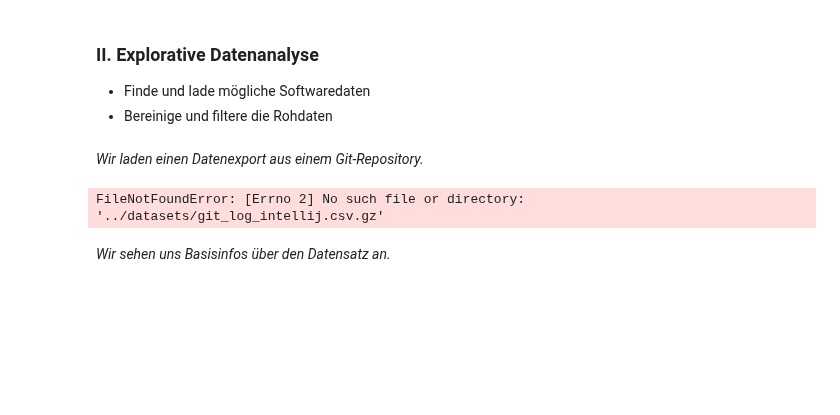
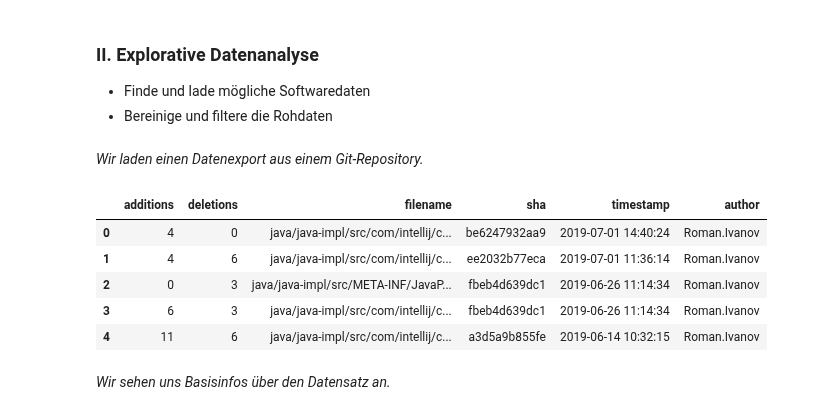
Before and after one commit to feststelltaste/software-analytics, a Jupyter notebook: demos/20191119_rheinJUG_Duesseldorf/Einfuehrung in Software Analytics (Presentation).ipynb, the cells around one changed output. Cells and saved outputs as stored; diff of their text form; code cells hidden in the pictures; blank space fills up the shorter version.

```diff
--- a/demos/20191119_rheinJUG_Duesseldorf/Einfuehrung in Software Analytics (Presentation).ipynb
+++ b/demos/20191119_rheinJUG_Duesseldorf/Einfuehrung in Software Analytics (Presentation).ipynb
@@ -263,10 +266,15 @@ Vehikel: **Computational notebooks**
 # %% [markdown]
 *Wir laden einen Datenexport aus einem Git-Repository.*
 # %%
-log = pd.read_csv("../datasets/git_log_intellij.csv.gz")
+log = pd.read_csv("../dataset/git_log_intellij.csv.gz")
 log.head()
 # %% [output]
-FileNotFoundError: [Errno 2] No such file or directory: '../datasets/git_log_intellij.csv.gz'
+|  | additions | deletions | filename | sha | timestamp | author |
+| 0 | 4 | 0 | java/java-impl/src/com/intellij/c... | be6247932aa9 | 2019-07-01 14:40:24 | Roman.Ivanov |
+| 1 | 4 | 6 | java/java-impl/src/com/intellij/c... | ee2032b77eca | 2019-07-01 11:36:14 | Roman.Ivanov |
+| 2 | 0 | 3 | java/java-impl/src/META-INF/JavaP... | fbeb4d639dc1 | 2019-06-26 11:14:34 | Roman.Ivanov |
+| 3 | 6 | 3 | java/java-impl/src/com/intellij/c... | fbeb4d639dc1 | 2019-06-26 11:14:34 | Roman.Ivanov |
+| 4 | 11 | 6 | java/java-impl/src/com/intellij/c... | a3d5a9b855fe | 2019-06-14 10:32:15 | Roman.Ivanov |
 # %% [markdown]
 *Wir sehen uns Basisinfos über den Datensatz an.*
 # %%
```
Also changed, not shown: parts of 17 cells of this notebook.
